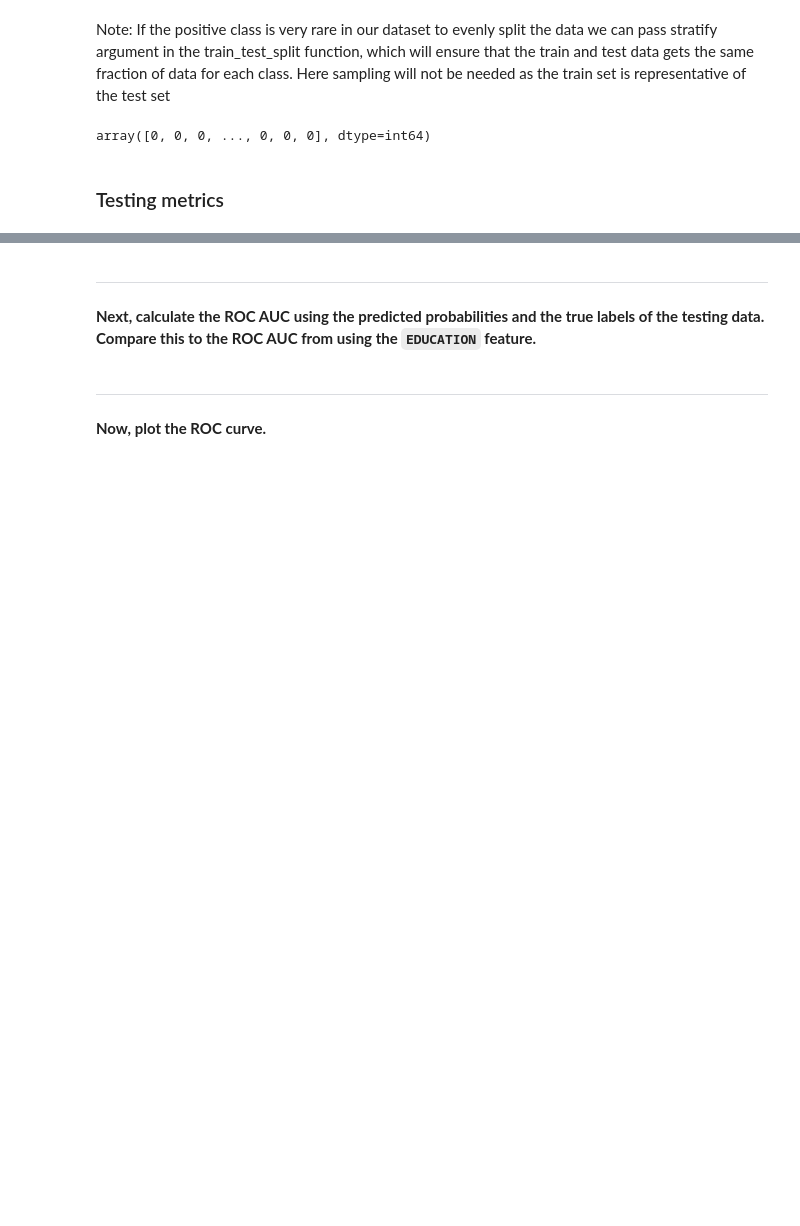
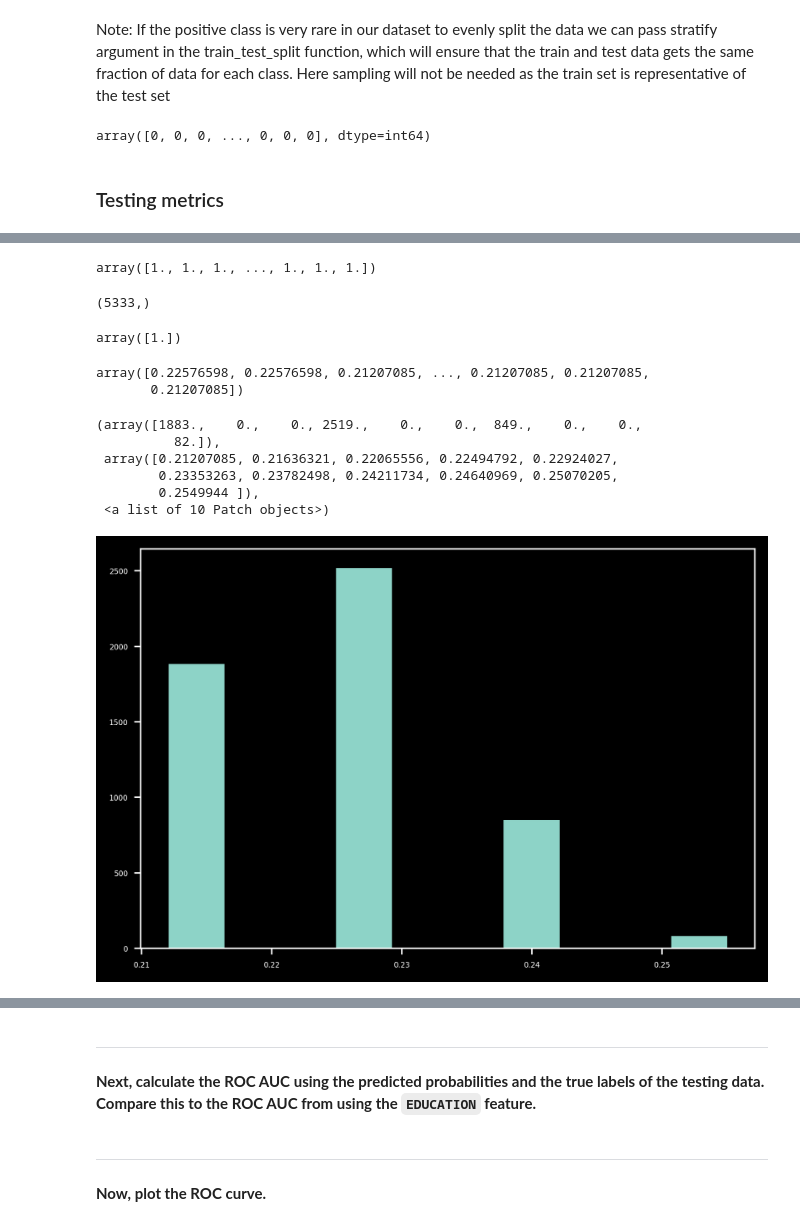
Before and after one commit to anmolpant/Technocolabs-ML-Internship, a Jupyter notebook: Mini Tasks/Mini Task 2/Performing_Logistic_Regression/Performing_Logistic_Regression.ipynb, the cells around one changed output, grey strips where cells are left out. Drawn from its saved outputs; the diff is of its cells as text; code cells hidden in the pictures; blank space fills up the shorter version.

```diff
--- a/Mini Tasks/Mini Task 2/Performing_Logistic_Regression/Performing_Logistic_Regression.ipynb
+++ b/Mini Tasks/Mini Task 2/Performing_Logistic_Regression/Performing_Logistic_Regression.ipynb
@@ -217,0 +275,4 @@ array([0, 0, 0, ..., 0, 0, 0], dtype=int64)
+# %%
+#obtaining predicted prob
+y_pred_proba = example_lr.predict_proba(X_test)
+y_pred_proba
@@ -217,0 +287,29 @@ array([0, 0, 0, ..., 0, 0, 0], dtype=int64)
+# %%
+prob_sum = np.sum(y_pred_proba,1)
+prob_sum
+# %% [output]
+array([1., 1., 1., ..., 1., 1., 1.])
+# %%
+prob_sum.shape
+# %% [output]
+(5333,)
+# %%
+np.unique(prob_sum)
+# %% [output]
+array([1.])
+# %%
+pos_proba = y_pred_proba[:,1]
+pos_proba
+# %% [output]
+array([0.22576598, 0.22576598, 0.21207085, ..., 0.21207085, 0.21207085,
+       0.21207085])
+# %%
+plt.hist(pos_proba)
+# %% [output]
+(array([1883.,    0.,    0., 2519.,    0.,    0.,  849.,    0.,    0.,
+          82.]),
+ array([0.21207085, 0.21636321, 0.22065556, 0.22494792, 0.22924027,
+        0.23353263, 0.23782498, 0.24211734, 0.24640969, 0.25070205,
+        0.2549944 ]),
+ <a list of 10 Patch objects>)
+[figure, added]
```
Also changed, not shown: parts of 13 cells of this notebook.
